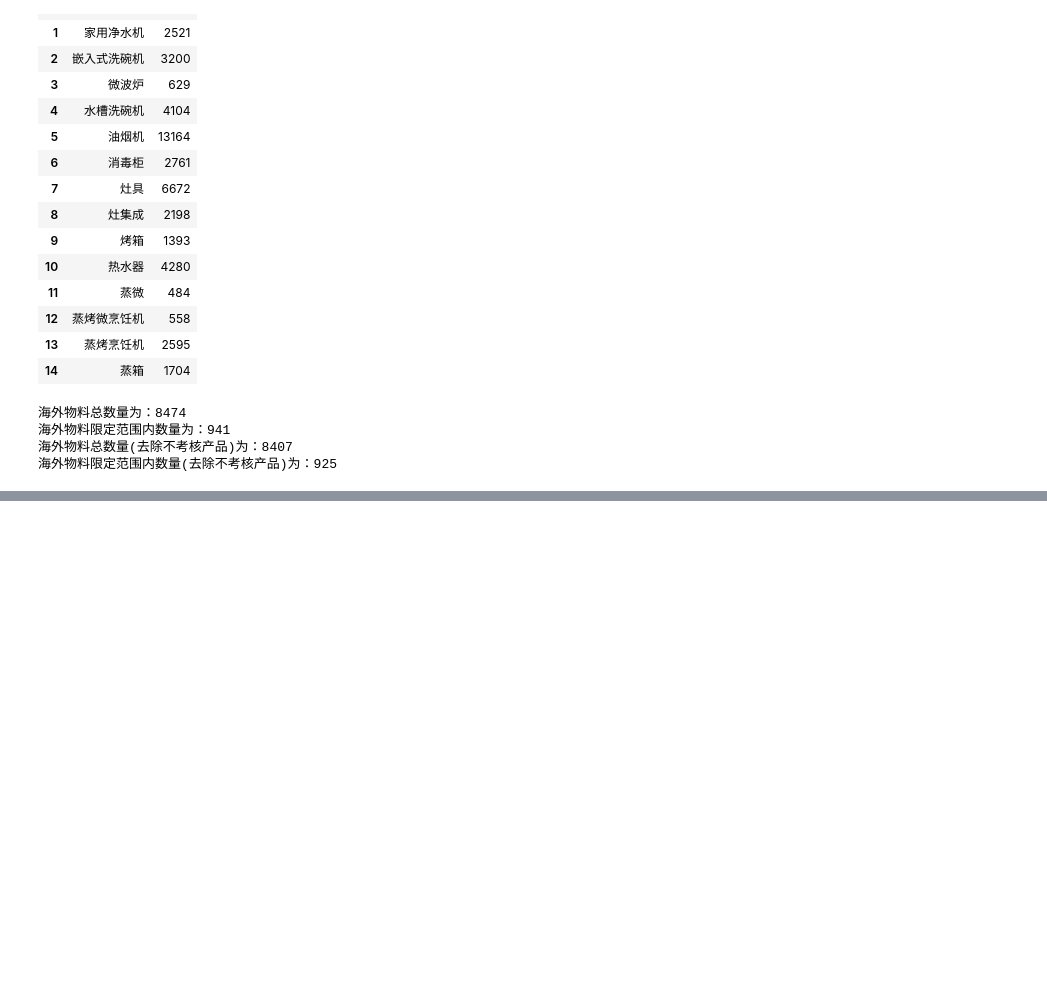
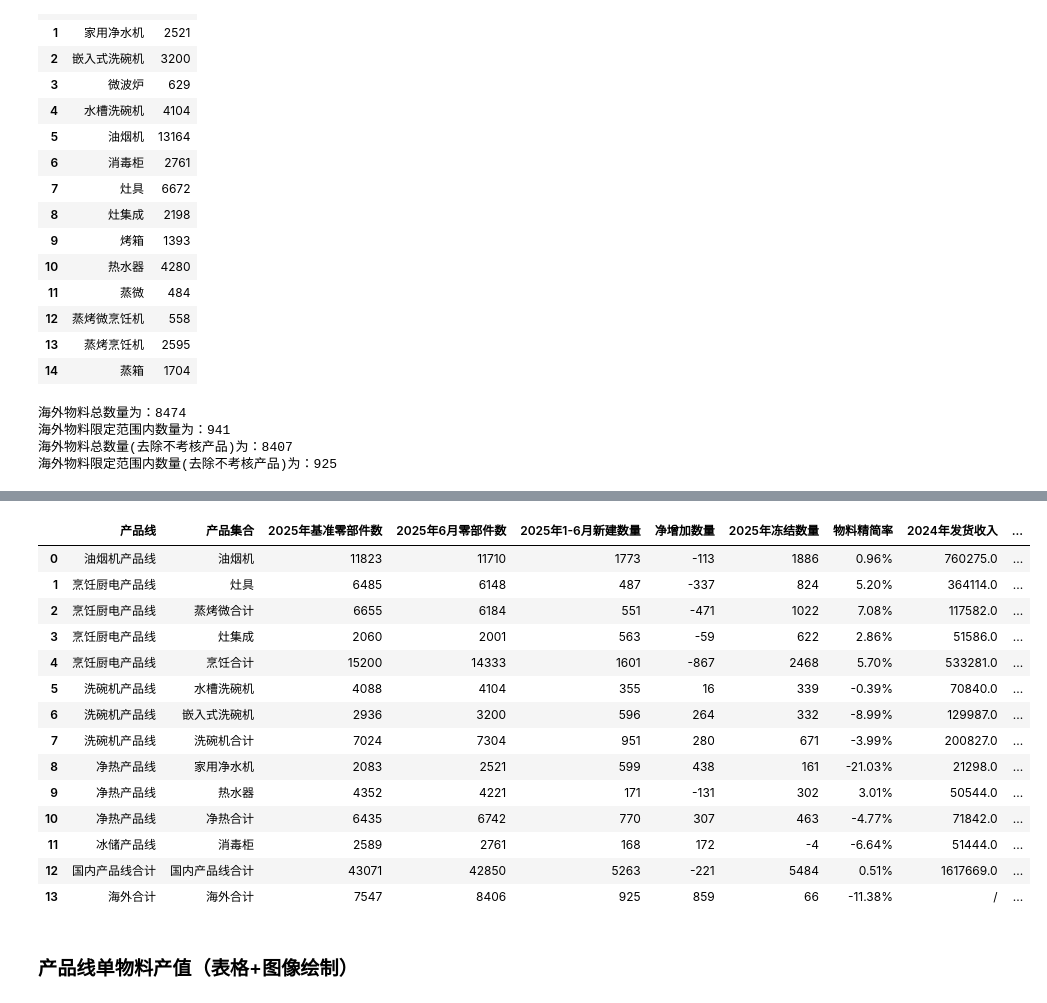
Before and after one commit to zb1005/python-tool, a Jupyter notebook: 零件报告/物料精简报告/物料精简报表处理.ipynb, the cells around one changed output, grey strips where cells are left out. Drawn from its saved outputs; the diff is of its cells as text; code cells hidden in the pictures; blank space fills up the shorter version.

```diff
--- a/零件报告/物料精简报告/物料精简报表处理.ipynb
+++ b/零件报告/物料精简报告/物料精简报表处理.ipynb
@@ -279,6 +398,10 @@ with pd.ExcelWriter(fr"D:\000物料报表\{month}\单物料产值\非采购非
     df_not_caigou_froze_china_all.to_excel(writer, sheet_name='国内-all', index=False)
     df_not_caigou_froze_china_part.to_excel(writer, sheet_name='国内-part', index=False)
 df_not_caigou_froze_china_all
+
+#建立产品组描述和数量之间的映射关系
+productgroup_all_china_map = dict(zip(df_not_caigou_froze_china_all['产品组描述'], df_not_caigou_froze_china_all['数量']))
+productgroup_part_china_map = dict(zip(df_not_caigou_froze_china_part['产品组描述'], df_not_caigou_froze_china_part['数量']))
 # %% [output]
 A value is trying to be set on a copy of a slice from a DataFrame.
 Try using .loc[row_indexer,col_indexer] = value instead
@@ -317,6 +424,12 @@ print(f'非采购非冻结海外物料总数量为：{sum(df_not_caigou_froze_ov
 print(f'非采购非冻结海外物料限定范围内数量为：{sum(df_not_caigou_froze_oversea_part["数量"])}')
 print(f'非采购非冻结海外物料总数量(去除不考核产品)为：{sum(df_not_caigou_froze_oversea_all[~(df_not_caigou_froze_oversea_all["产品组描述"]=="不考核产品")]["数量"])}')
 print(f'非采购非冻结海外物料限定范围内数量(去除不考核产品)为：{sum(df_not_caigou_froze_oversea_part[~(df_not_caigou_froze_oversea_part["产品组描述"]=="不考核产品")]["数量"])}')
+
+#建立产品组描述和数量之间的映射关系
+productgroup_all_oversea_map = sum(df_not_caigou_froze_oversea_all[~(df_not_caigou_froze_oversea_all["产品组描述"]=="不考核产品")]["数量"])
+productgroup_part_oversea_map = sum(df_not_caigou_froze_oversea_part[~(df_not_caigou_froze_oversea_part["产品组描述"]=="不考核产品")]["数量"])
+print(productgroup_all_oversea_map)
+print(productgroup_part_oversea_map)
 # %% [output]
 非采购非冻结海外物料总数量为：8473
 非采购非冻结海外物料限定范围内数量为：941
@@ -329,0 +469,7 @@ See the caveats in the documentation: https://pandas.pydata.org/pandas-docs/stab
+# %%
+
+#构建目标数据的DataFrame首列
+df_out = pd.DataFrame()
+df_out['产品线'] = ['油烟机产品线', '烹饪厨电产品线', '烹饪厨电产品线', '烹饪厨电产品线', '烹饪厨电产品线', '洗碗机产品线', '洗碗机产品线', '洗碗机产品线', '净热产品线', '净热产品线', '净热产品线', '冰储产品线', '国内产品线合计', '海外合计']
+df_out['产品集合']=['油烟机', '灶具', '蒸烤微合计', '灶集成', '烹饪合计', '水槽洗碗机', '嵌入式洗碗机', '洗碗机合计', '家用净水机', '热水器', '净热合计', '消毒柜', '国内产品线合计', '海外合计']
+df_out
@@ -329,0 +492,49 @@ See the caveats in the documentation: https://pandas.pydata.org/pandas-docs/stab
+# %%
+df_out[f'{year_name}基准零部件数'] = df_out['产品集合'].map(productgroup_starting_map)
+df_out[f'{year_name+month_name}零部件数'] = df_out['产品集合'].map(productgrouped2_count_all)
+df_out[f'{year_name}1-{month_name}新建数量'] = df_out['产品集合'].map(productgrouped2_count_part)
+df_out['净增加数量'] = df_out[f'{year_name+month_name}零部件数'] - df_out[f'{year_name}基准零部件数']
+df_out[f'{year_name}冻结数量'] = df_out[f'{year_name}1-{month_name}新建数量'] - df_out['净增加数量']
+df_out['物料精简率'] = (-df_out['净增加数量'] / df_out[f'{year_name}基准零部件数'] * 100).round(2).apply(lambda x: f"{x:.2f}%")
+df_out[f'{income_year_name}'] = df_out['产品集合'].map(productgroup_sales_map)
+df_out[f'{year_name+month_name}发货收入'] =  df_out['产品集合'].map(productgroup2_income_map)
+df_out['基准单物料产值'] = (df_out[f'{income_year_name}'] / df_out[f'{year_name}基准零部件数']).round(2)
+df_out[f'{year_name+month_name}单物料产值'] = (df_out[f'{year_name+month_name}发货收入'] / df_out[f'{year_name+month_name}零部件数']).round(2)
+df_out['目标'] = df_out['产品集合'].map(target_map)
+df_out['发货收入增加率'] =  ((df_out[f'{year_name+month_name}发货收入'] - df_out[f'{income_year_name}']) / df_out[f'{income_year_name}'] * 100).round(2).apply(lambda x: f"{x:.2f}%")
+df_out['产值变化率'] = ((df_out[f'{year_name+month_name}单物料产值'] - df_out['基准单物料产值']) / df_out['基准单物料产值'] * 100).round(2).apply(lambda x: f"{x:.2f}%")
+df_out['仍需冻结物料数'] = '/'
+df_out['同目标差异'] = '/'
+df_out = df_out.fillna('/')
+for index,row in df_out.iterrows():
+    if row['目标'] == '/':
+        df_out.loc[index,'仍需冻结物料数'] = '/'
+        df_out.loc[index,'同目标差异'] = '/'
+    else:
+        df_out.loc[index,'仍需冻结物料数'] = df_out.loc[index,f'{year_name+month_name}零部件数'] - df_out.loc[index,f'{year_name+month_name}发货收入'] / df_out.loc[index,'目标']
+        df_out.loc[index,'同目标差异'] = df_out.loc[index,f'{year_name+month_name}单物料产值'] - float(df_out.loc[index,'目标'])
+        if df_out.loc[index,'仍需冻结物料数'] < 0:
+            df_out.loc[index,'仍需冻结物料数'] = '已达标'
+        else:
+            df_out.loc[index,'仍需冻结物料数'] = np.ceil(df_out.loc[index, '仍需冻结物料数']).astype(int)
+df_out['备注'] = df_out['产品集合'].map(beizhu)
+
+df_out
+# %% [output]
+|  | 产品线 | 产品集合 | 2025年基准零部件数 | 2025年6月零部件数 | 2025年1-6月新建数量 | 净增加数量 | 2025年冻结数量 | 物料精简率 | 2024年发货收入 | ... |
+| 0 | 油烟机产品线 | 油烟机 | 11823 | 11710 | 1773 | -113 | 1886 | 0.96% | 760275.0 | ... |
+| 1 | 烹饪厨电产品线 | 灶具 | 6485 | 6148 | 487 | -337 | 824 | 5.20% | 364114.0 | ... |
+| 2 | 烹饪厨电产品线 | 蒸烤微合计 | 6655 | 6184 | 551 | -471 | 1022 | 7.08% | 117582.0 | ... |
+| 3 | 烹饪厨电产品线 | 灶集成 | 2060 | 2001 | 563 | -59 | 622 | 2.86% | 51586.0 | ... |
+| 4 | 烹饪厨电产品线 | 烹饪合计 | 15200 | 14333 | 1601 | -867 | 2468 | 5.70% | 533281.0 | ... |
+| 5 | 洗碗机产品线 | 水槽洗碗机 | 4088 | 4104 | 355 | 16 | 339 | -0.39% | 70840.0 | ... |
+| 6 | 洗碗机产品线 | 嵌入式洗碗机 | 2936 | 3200 | 596 | 264 | 332 | -8.99% | 129987.0 | ... |
+| 7 | 洗碗机产品线 | 洗碗机合计 | 7024 | 7304 | 951 | 280 | 671 | -3.99% | 200827.0 | ... |
+| 8 | 净热产品线 | 家用净水机 | 2083 | 2521 | 599 | 438 | 161 | -21.03% | 21298.0 | ... |
+| 9 | 净热产品线 | 热水器 | 4352 | 4221 | 171 | -131 | 302 | 3.01% | 50544.0 | ... |
+| 10 | 净热产品线 | 净热合计 | 6435 | 6742 | 770 | 307 | 463 | -4.77% | 71842.0 | ... |
+| 11 | 冰储产品线 | 消毒柜 | 2589 | 2761 | 168 | 172 | -4 | -6.64% | 51444.0 | ... |
+| 12 | 国内产品线合计 | 国内产品线合计 | 43071 | 42850 | 5263 | -221 | 5484 | 0.51% | 1617669.0 | ... |
+| 13 | 海外合计 | 海外合计 | 7547 | 8406 | 925 | 859 | 66 | -11.38% | / | ... |
+# %% [markdown]
+### 产品线单物料产值（表格+图像绘制）
```
Also changed, not shown: parts of 35 cells of this notebook, 9 other files.
